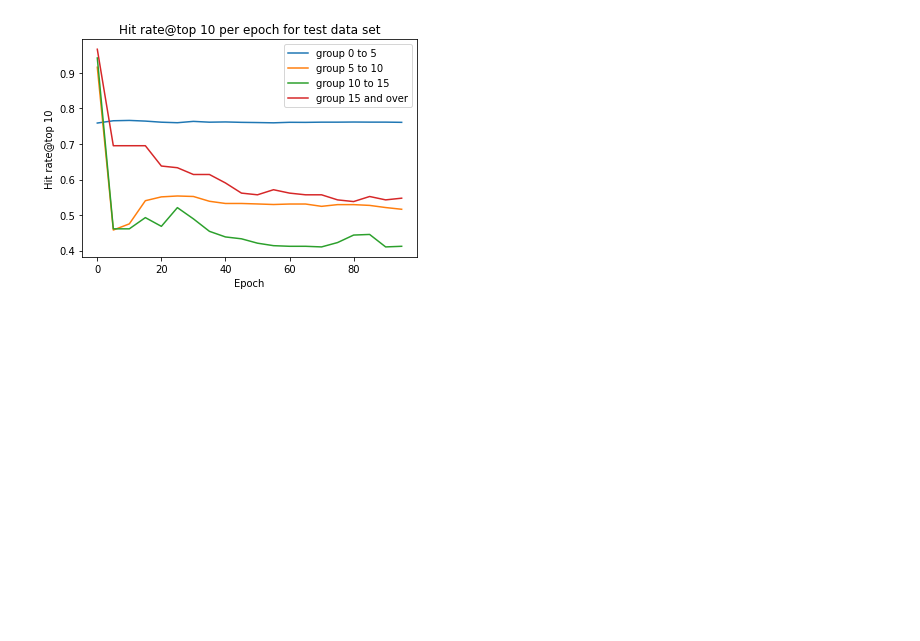
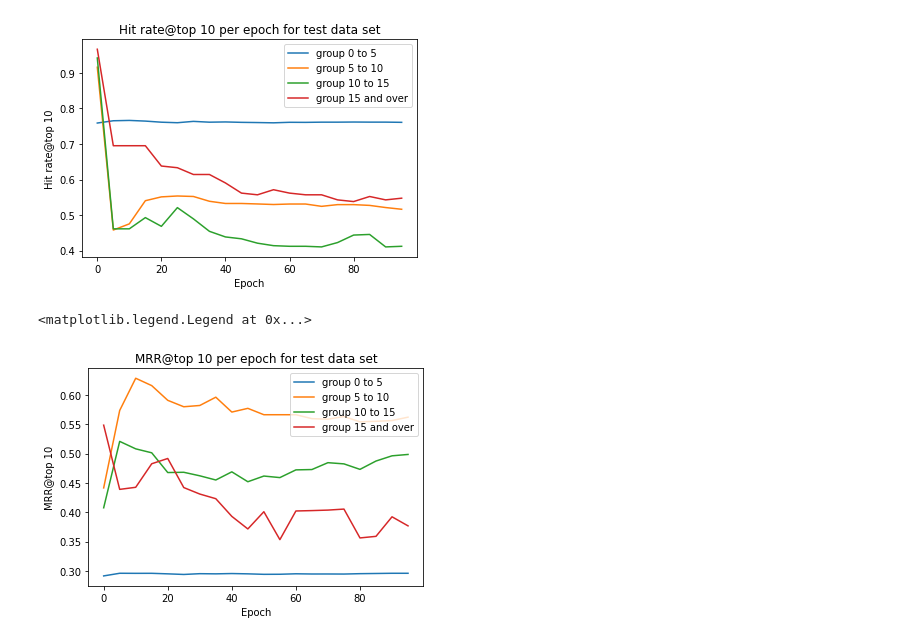
Before and after one commit to qinqin65/GitHub-Repo-RS, a Jupyter notebook: train.ipynb, the cells around one changed output. Drawn from its saved outputs; the diff is of its cells as text; code cells hidden in the pictures; blank space fills up the shorter version.

```diff
--- a/train.ipynb
+++ b/train.ipynb
@@ -411,3 +412,15 @@ plt.legend()
 # %% [output]
 <matplotlib.legend.Legend at 0x...>
 [figure]
+# %%
+plt.plot(data['epoch'], data['MRR test group 0-5'], label='group 0 to 5')
+plt.plot(data['epoch'], data['MRR test group 5-10'], label='group 5 to 10')
+plt.plot(data['epoch'], data['MRR test group 10-15'], label='group 10 to 15')
+plt.plot(data['epoch'], data['MRR test group 15-over'], label='group 15 and over')
+plt.xlabel('Epoch')
+plt.ylabel('MRR@top 10')
+plt.title('MRR@top 10 per epoch for test data set')
+plt.legend()
+# %% [output]
+<matplotlib.legend.Legend at 0x...>
+[figure, added]
```
Also changed, not shown: parts of 2 cells of this notebook.
